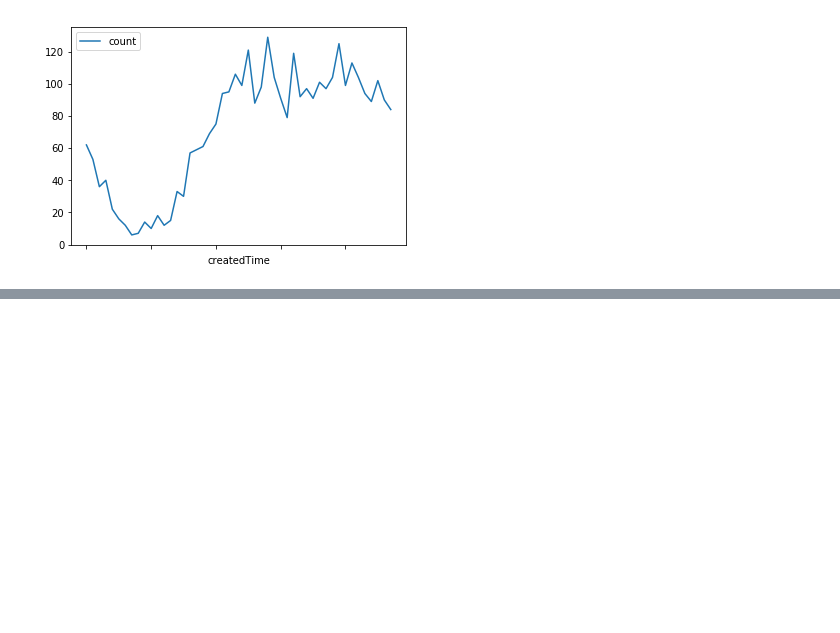
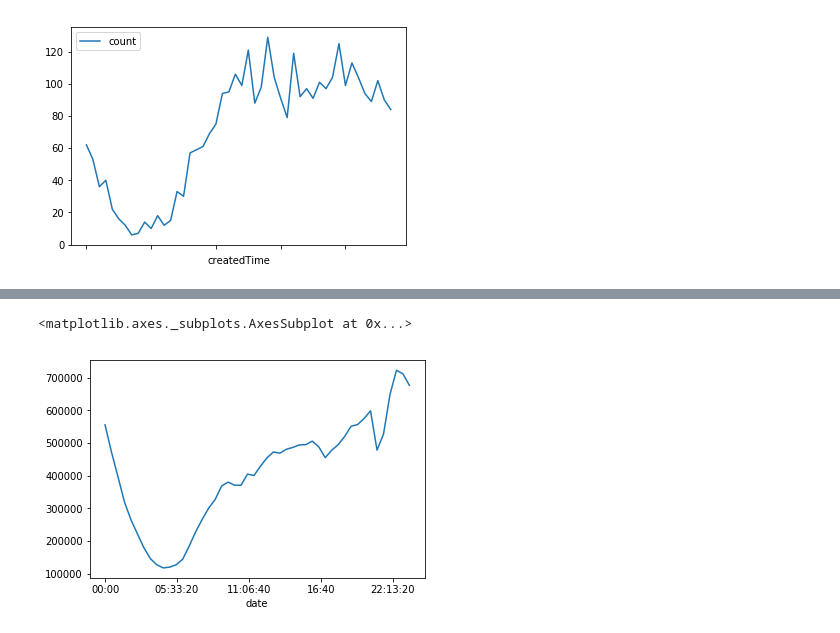
Before and after one commit to MartinRosasSommer/Datos2019, a Jupyter notebook: analisis-LucasOtero.ipynb, the cells around one changed output, grey strips where cells are left out. Saved outputs shown, nothing was run; the diff lists cells and outputs as text; code cells hidden in the pictures; blank space fills up the shorter version.

```diff
--- a/analisis-LucasOtero.ipynb
+++ b/analisis-LucasOtero.ipynb
@@ -160,0 +156,5 @@ plt.legend()
+# %%
+auctionsIn30MinutesPeriods.plot()
+# %% [output]
+<matplotlib.axes._subplots.AxesSubplot at 0x...>
+[figure, added]
```
Also changed, not shown: parts of 7 cells of this notebook.
